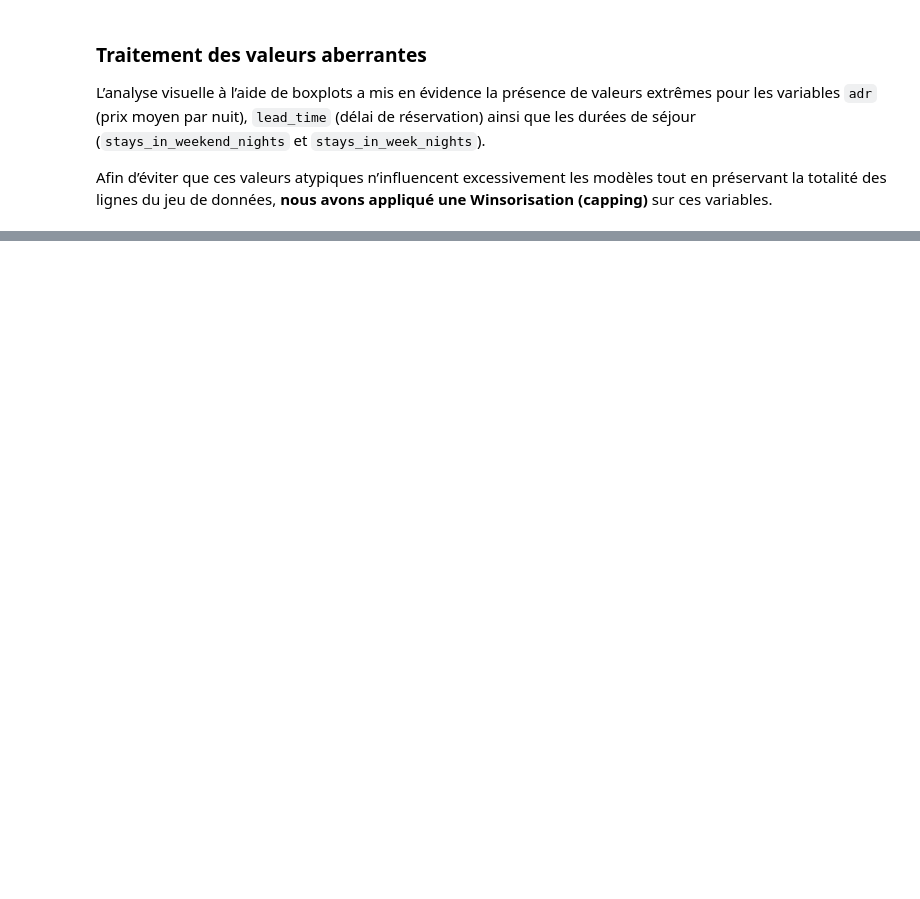
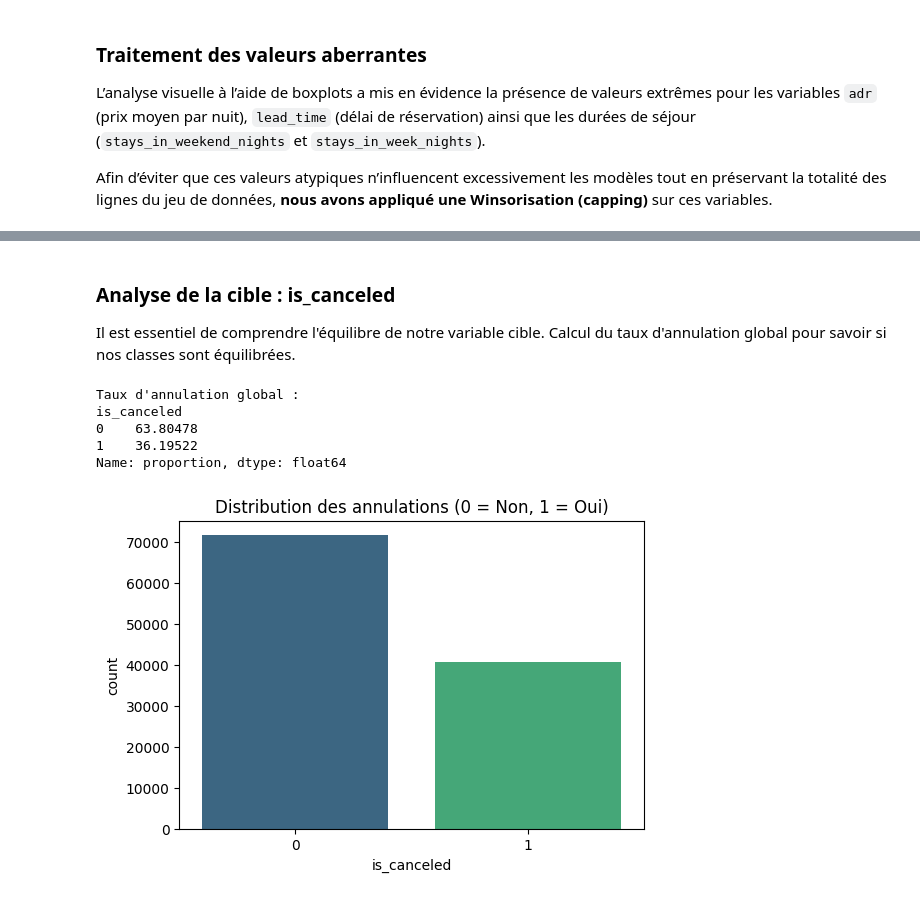
Before and after one commit to RhazouaniMalak1/project_explo_data, a Jupyter notebook: EDA(5).ipynb, the cells around one changed output, grey strips where cells are left out. Drawn from its saved outputs; the diff is of its cells as text; code cells hidden in the pictures; blank space fills up the shorter version.

```diff
--- a/EDA(5).ipynb
+++ b/EDA(5).ipynb
@@ -291,0 +543,40 @@ Afin d’éviter que ces valeurs atypiques n’influencent excessivement les mod
+# %%
+# 1. Total des invités
+df['total_guests'] = df['adults'] + df['children'] + df['babies']
+# 2. Total de la durée du séjour
+df['total_nights'] = df['stays_in_weekend_nights'] + df['stays_in_week_nights']
+# 3. Variable binaire : Famille ou non
+df['is_family'] = ((df['children'] > 0) | (df['babies'] > 0)).astype(int)
+# 4. Saisonnalité
+def map_season(month):
+    season_map = {
+        'January': 'Winter', 'February': 'Winter', 'December': 'Winter',
+        'March': 'Spring', 'April': 'Spring', 'May': 'Spring',
+        'June': 'Summer', 'July': 'Summer', 'August': 'Summer',
+        'September': 'Fall', 'October': 'Fall', 'November': 'Fall'
+    }
+    return season_map.get(month, 'Winter')
+
+df['arrival_season'] = df['arrival_date_month'].apply(map_season)
+# %% [markdown]
+### Analyse de la cible : is_canceled
+
+Il est essentiel de comprendre l'équilibre de notre variable cible.
+Calcul du taux d'annulation global pour savoir si nos classes sont équilibrées.
+# %%
+cancel_rate = df['is_canceled'].value_counts(normalize=True) * 100
+print(f"Taux d'annulation global :\n{cancel_rate}")
+
+# Visualisation rapide
+plt.figure(figsize=(6, 4))
+# On utilise hue pour que la palette de couleurs s'applique proprement aux barres
+sns.countplot(data=df, x='is_canceled', hue='is_canceled', palette='viridis', legend=False)
+plt.title("Distribution des annulations (0 = Non, 1 = Oui)")
+plt.show()
+# %% [output]
+Taux d'annulation global :
+is_canceled
+0    63.80478
+1    36.19522
+Name: proportion, dtype: float64
+[figure, added]
```
Also changed, not shown: parts of 40 cells of this notebook, 2 other files.
